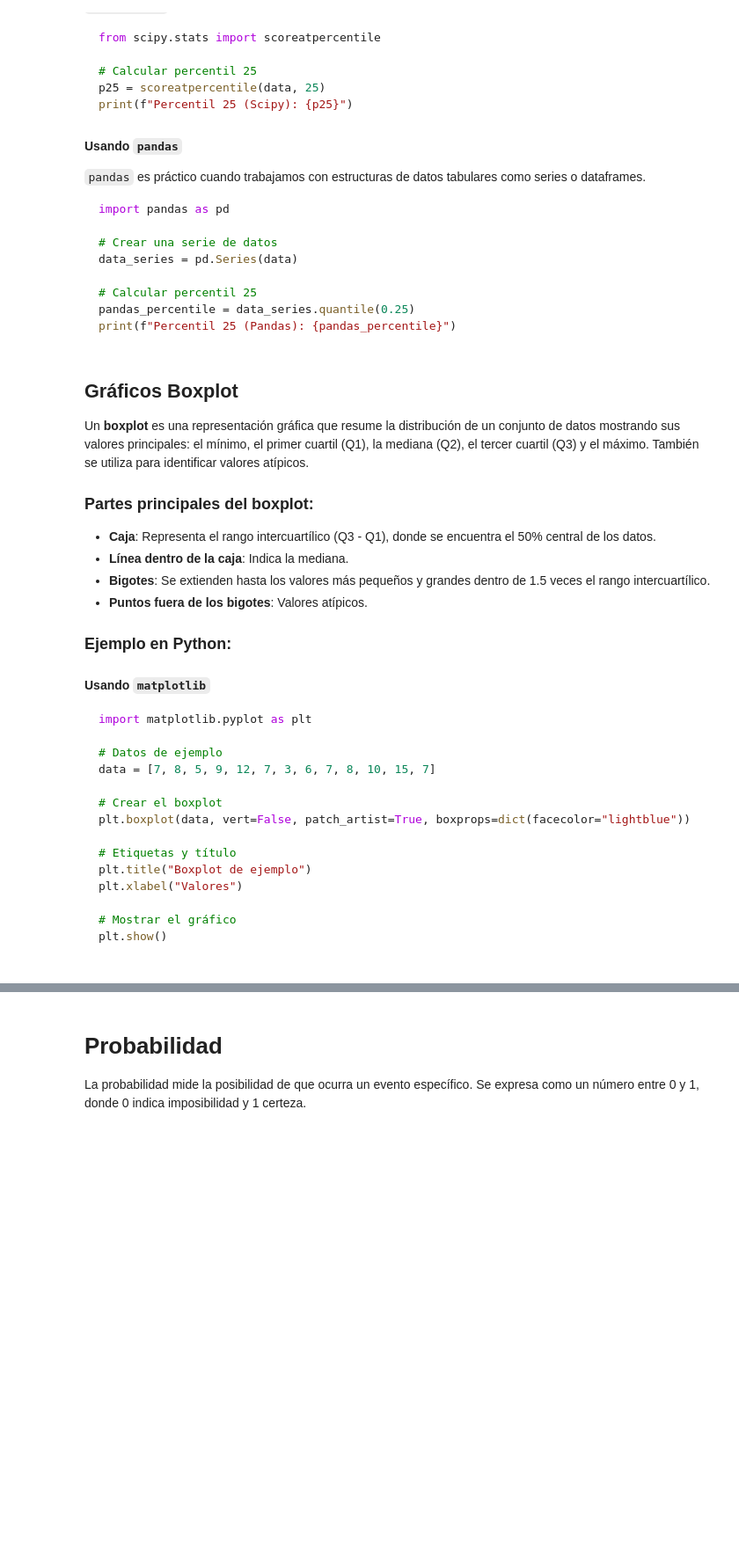
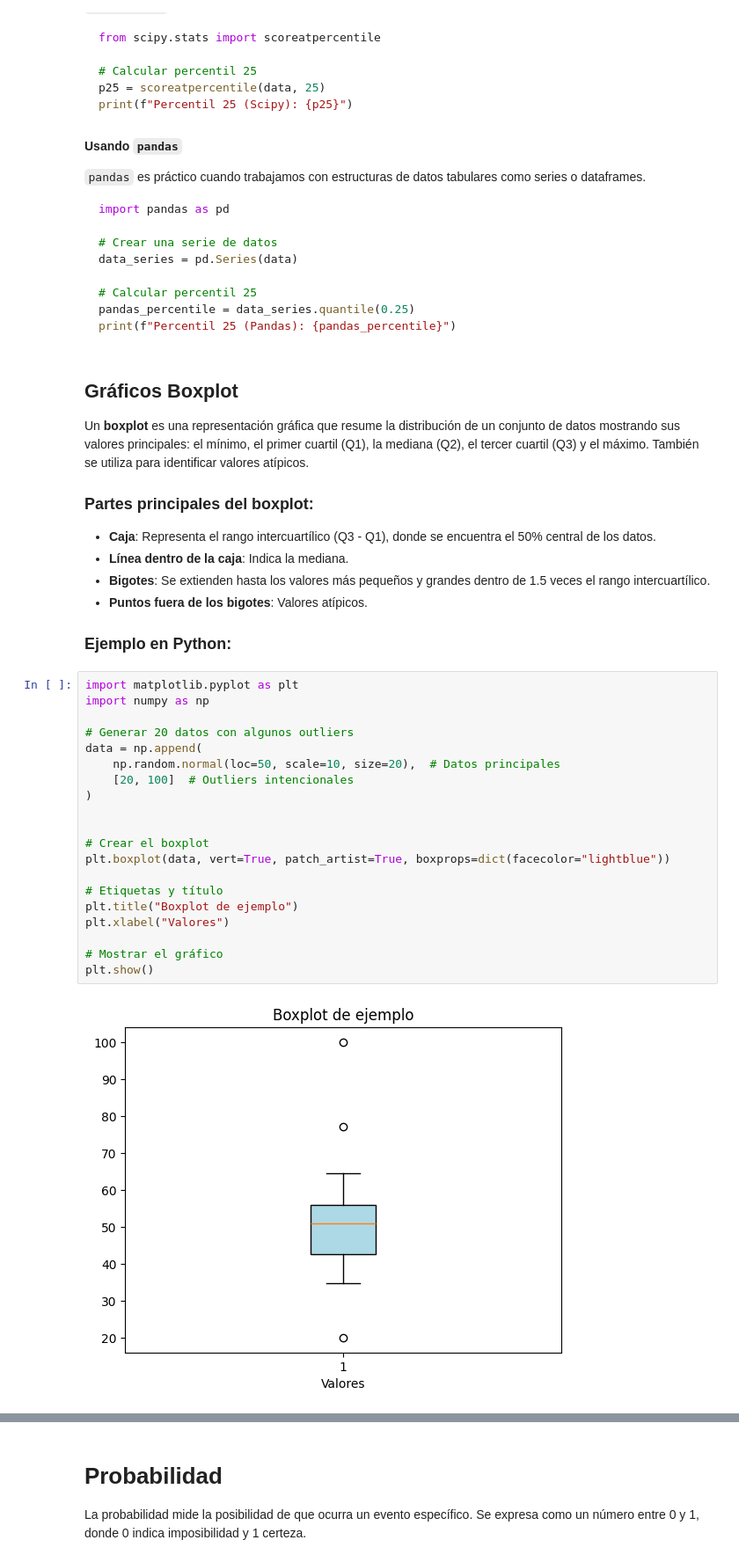
Before and after one commit to AndresVelasco/ZSS1I3LWHTALNR2BFP0IKKEK3CG4DMBF, a Jupyter notebook: cheatsheet.ipynb, the cells around one changed output, grey strips where cells are left out. Shown at 88% size. Cells and saved outputs as stored; diff of their text form; blank space fills up the shorter version.

````diff
--- a/cheatsheet.ipynb
+++ b/cheatsheet.ipynb
@@ -189,23 +189,28 @@ Un **boxplot** es una representación gráfica que resume la distribución de un
 - **Puntos fuera de los bigotes**: Valores atípicos.
 
 ### Ejemplo en Python:
-
-#### Usando `matplotlib`
-```python
-import matplotlib.pyplot as plt
-
-# Datos de ejemplo
-data = [7, 8, 5, 9, 12, 7, 3, 6, 7, 8, 10, 15, 7]
-
-# Crear el boxplot
-plt.boxplot(data, vert=False, patch_artist=True, boxprops=dict(facecolor="lightblue"))
-
-# Etiquetas y título
-plt.title("Boxplot de ejemplo")
-plt.xlabel("Valores")
-
-# Mostrar el gráfico
-plt.show()
+# %%
+import matplotlib.pyplot as plt
+import numpy as np
+
+# Generar 20 datos con algunos outliers
+data = np.append(
+    np.random.normal(loc=50, scale=10, size=20),  # Datos principales
+    [20, 100]  # Outliers intencionales
+)
+
+
+# Crear el boxplot
+plt.boxplot(data, vert=True, patch_artist=True, boxprops=dict(facecolor="lightblue"))
+
+# Etiquetas y título
+plt.title("Boxplot de ejemplo")
+plt.xlabel("Valores")
+
+# Mostrar el gráfico
+plt.show()
+# %% [output]
+[figure, added]
 # %% [markdown]
 ## Gráficos de Histogramas
 
````
Also changed, not shown: parts of 3 cells of this notebook.
